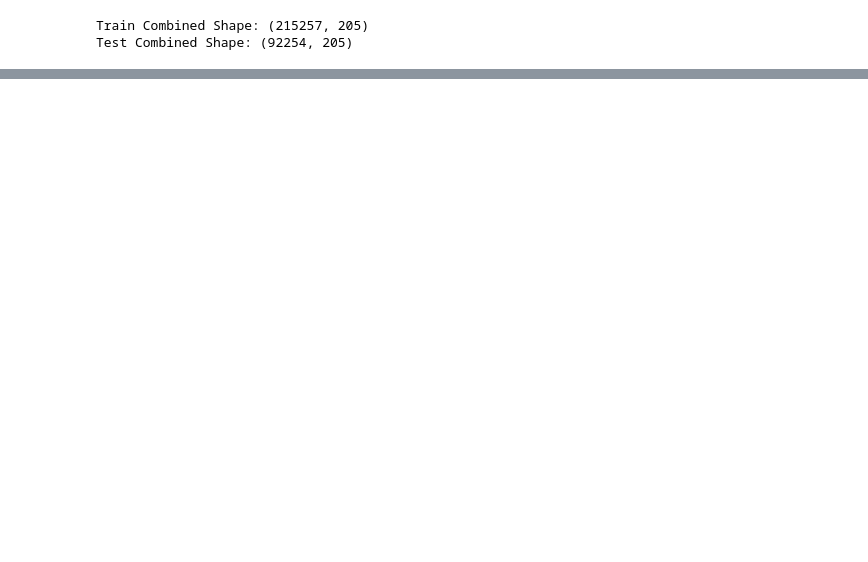
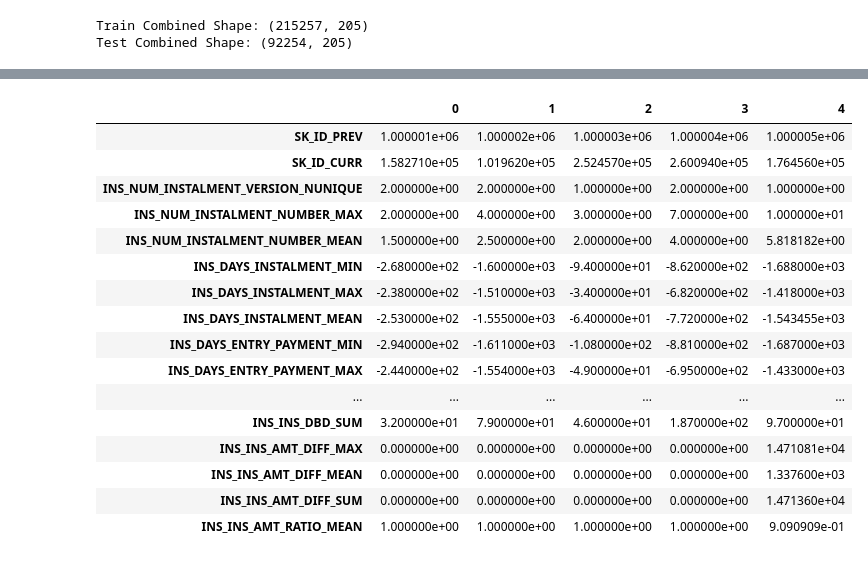
Before and after one commit to ErenReyhanlioglu/Credit_Risk_Analysis, a Jupyter notebook: notebooks/01_data_integrity_check.ipynb, the cells around one changed output, grey strips where cells are left out. Cells and saved outputs as stored; diff of their text form; code cells hidden in the pictures; blank space fills up the shorter version.

```diff
--- a/notebooks/01_data_integrity_check.ipynb
+++ b/notebooks/01_data_integrity_check.ipynb
@@ -474,0 +588,20 @@ dtype: float64
+# %%
+display(ins_final_summary.head().T)
+# %% [output]
+|  | 0 | 1 | 2 | 3 | 4 |
+| SK_ID_PREV | 1.000001e+06 | 1.000002e+06 | 1.000003e+06 | 1.000004e+06 | 1.000005e+06 |
+| SK_ID_CURR | 1.582710e+05 | 1.019620e+05 | 2.524570e+05 | 2.600940e+05 | 1.764560e+05 |
+| INS_NUM_INSTALMENT_VERSION_NUNIQUE | 2.000000e+00 | 2.000000e+00 | 1.000000e+00 | 2.000000e+00 | 1.000000e+00 |
+| INS_NUM_INSTALMENT_NUMBER_MAX | 2.000000e+00 | 4.000000e+00 | 3.000000e+00 | 7.000000e+00 | 1.000000e+01 |
+| INS_NUM_INSTALMENT_NUMBER_MEAN | 1.500000e+00 | 2.500000e+00 | 2.000000e+00 | 4.000000e+00 | 5.818182e+00 |
+| INS_DAYS_INSTALMENT_MIN | -2.680000e+02 | -1.600000e+03 | -9.400000e+01 | -8.620000e+02 | -1.688000e+03 |
+| INS_DAYS_INSTALMENT_MAX | -2.380000e+02 | -1.510000e+03 | -3.400000e+01 | -6.820000e+02 | -1.418000e+03 |
+| INS_DAYS_INSTALMENT_MEAN | -2.530000e+02 | -1.555000e+03 | -6.400000e+01 | -7.720000e+02 | -1.543455e+03 |
+| INS_DAYS_ENTRY_PAYMENT_MIN | -2.940000e+02 | -1.611000e+03 | -1.080000e+02 | -8.810000e+02 | -1.687000e+03 |
+| INS_DAYS_ENTRY_PAYMENT_MAX | -2.440000e+02 | -1.554000e+03 | -4.900000e+01 | -6.950000e+02 | -1.433000e+03 |
+| ... | ... | ... | ... | ... | ... |
+| INS_INS_DBD_SUM | 3.200000e+01 | 7.900000e+01 | 4.600000e+01 | 1.870000e+02 | 9.700000e+01 |
+| INS_INS_AMT_DIFF_MAX | 0.000000e+00 | 0.000000e+00 | 0.000000e+00 | 0.000000e+00 | 1.471081e+04 |
+| INS_INS_AMT_DIFF_MEAN | 0.000000e+00 | 0.000000e+00 | 0.000000e+00 | 0.000000e+00 | 1.337600e+03 |
+| INS_INS_AMT_DIFF_SUM | 0.000000e+00 | 0.000000e+00 | 0.000000e+00 | 0.000000e+00 | 1.471360e+04 |
+| INS_INS_AMT_RATIO_MEAN | 1.000000e+00 | 1.000000e+00 | 1.000000e+00 | 1.000000e+00 | 9.090909e-01 |
```
Also changed, not shown: parts of 39 cells of this notebook, 2 other files.
